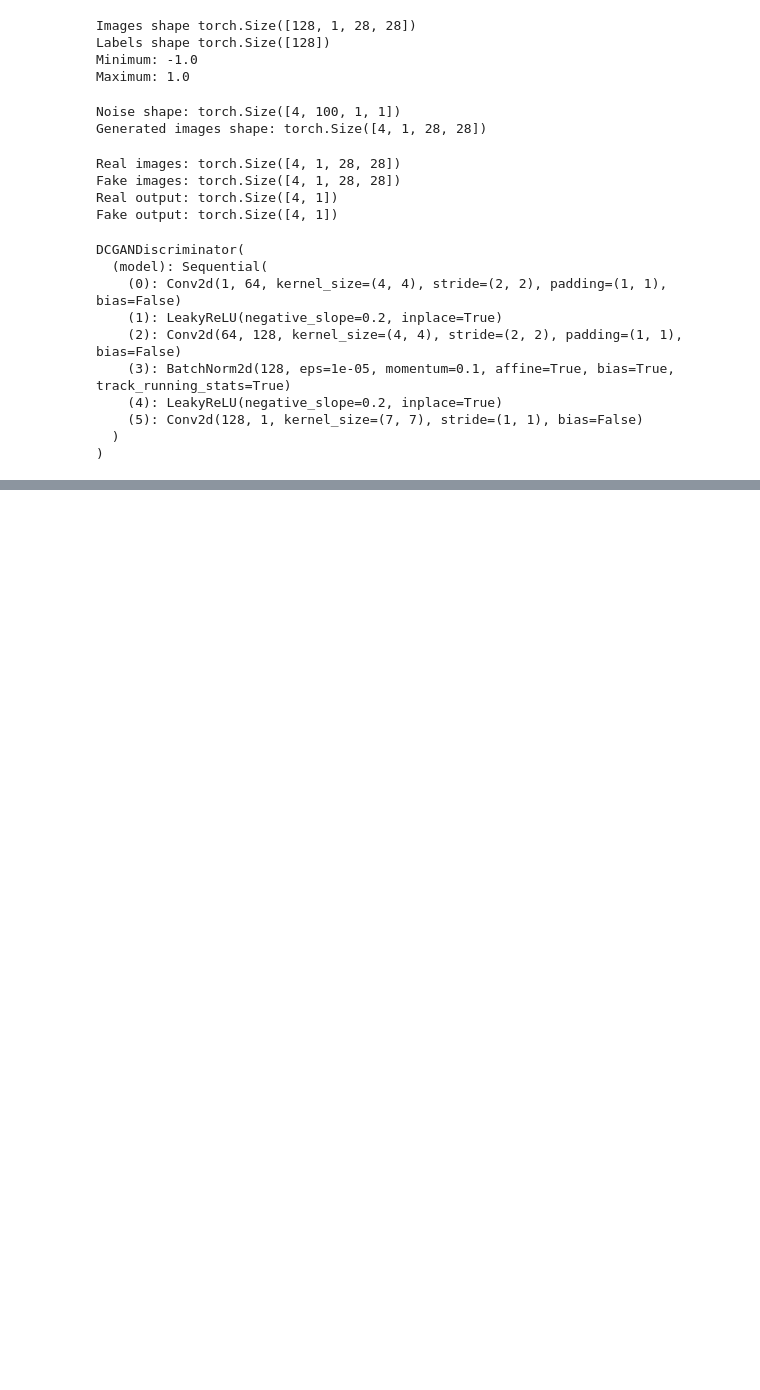
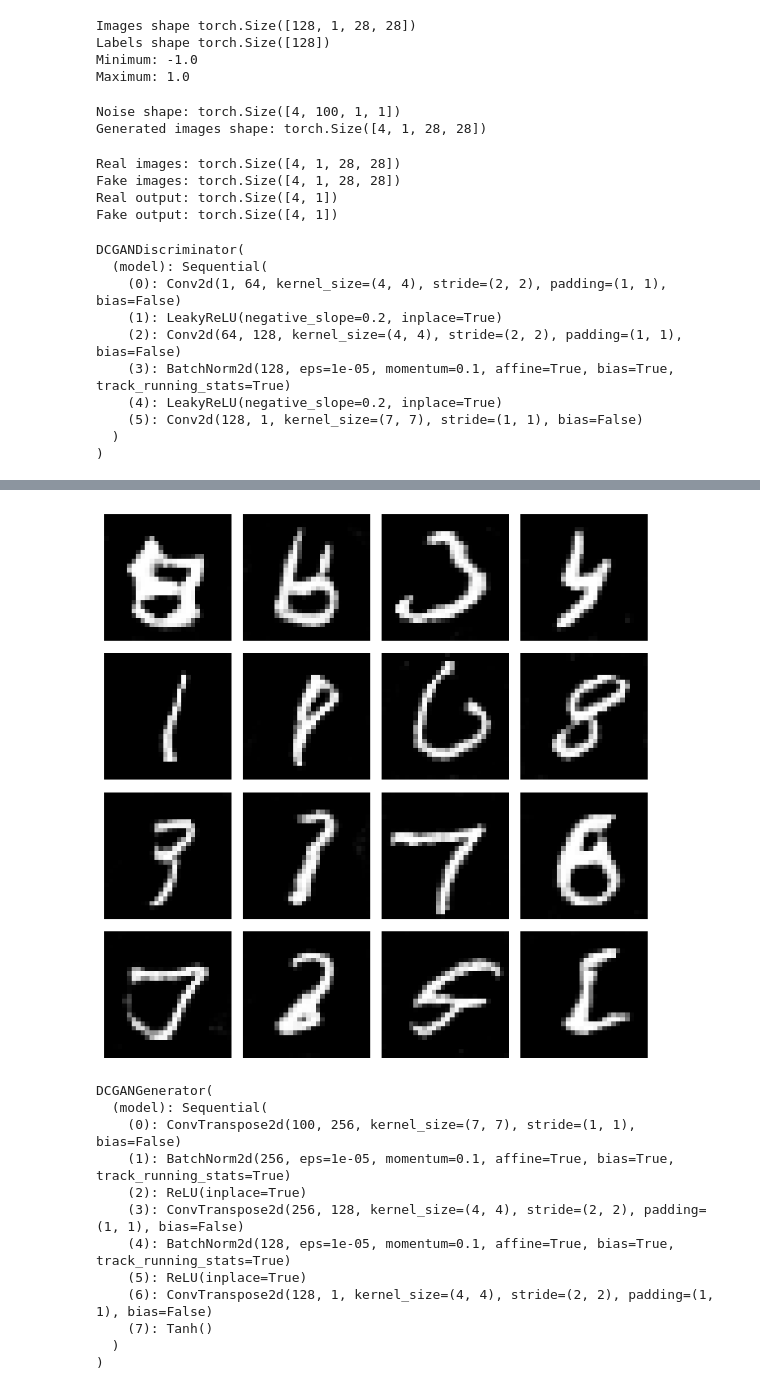
Before and after one commit to BoostanAlireza/MNIST-DCGAN, a Jupyter notebook: mnist-dcgan.ipynb, the cells around one changed output, grey strips where cells are left out. Saved outputs shown, nothing was run; the diff lists cells and outputs as text; code cells hidden in the pictures; blank space fills up the shorter version.

Commit message:
Build and trained model

```diff
--- a/mnist-dcgan.ipynb
+++ b/mnist-dcgan.ipynb
@@ -188,0 +331,35 @@ DCGANDiscriminator(
+# %%
+generator.eval()
+
+with torch.no_grad():
+    generated_images = generator(fixed_noise)
+
+fig, axes = plt.subplots(4, 4, figsize=(7, 7))
+
+for i, ax in enumerate(axes.flat):
+
+    # Convert image range from [-1, 1] to [0, 1]
+    image = generated_images[i].squeeze().cpu()
+    image = (image + 1) / 2
+
+    ax.imshow(image, cmap="gray")
+    ax.axis("off")
+
+plt.tight_layout()
+plt.show()
+
+generator.train()
+# %% [output]
+[figure, added]
+DCGANGenerator(
+  (model): Sequential(
+    (0): ConvTranspose2d(100, 256, kernel_size=(7, 7), stride=(1, 1), bias=False)
+    (1): BatchNorm2d(256, eps=1e-05, momentum=0.1, affine=True, bias=True, track_running_stats=True)
+    (2): ReLU(inplace=True)
+    (3): ConvTranspose2d(256, 128, kernel_size=(4, 4), stride=(2, 2), padding=(1, 1), bias=False)
+    (4): BatchNorm2d(128, eps=1e-05, momentum=0.1, affine=True, bias=True, track_running_stats=True)
+    (5): ReLU(inplace=True)
+    (6): ConvTranspose2d(128, 1, kernel_size=(4, 4), stride=(2, 2), padding=(1, 1), bias=False)
+    (7): Tanh()
+  )
+)
```
Also changed, not shown: parts of 4 cells of this notebook.
